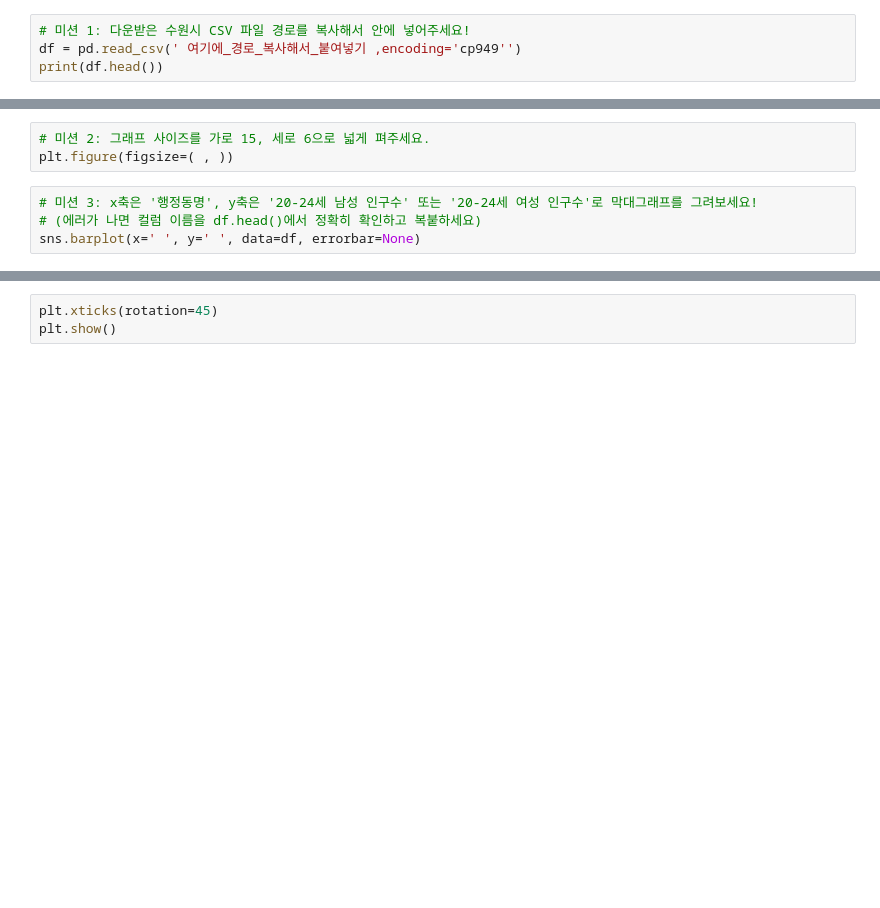
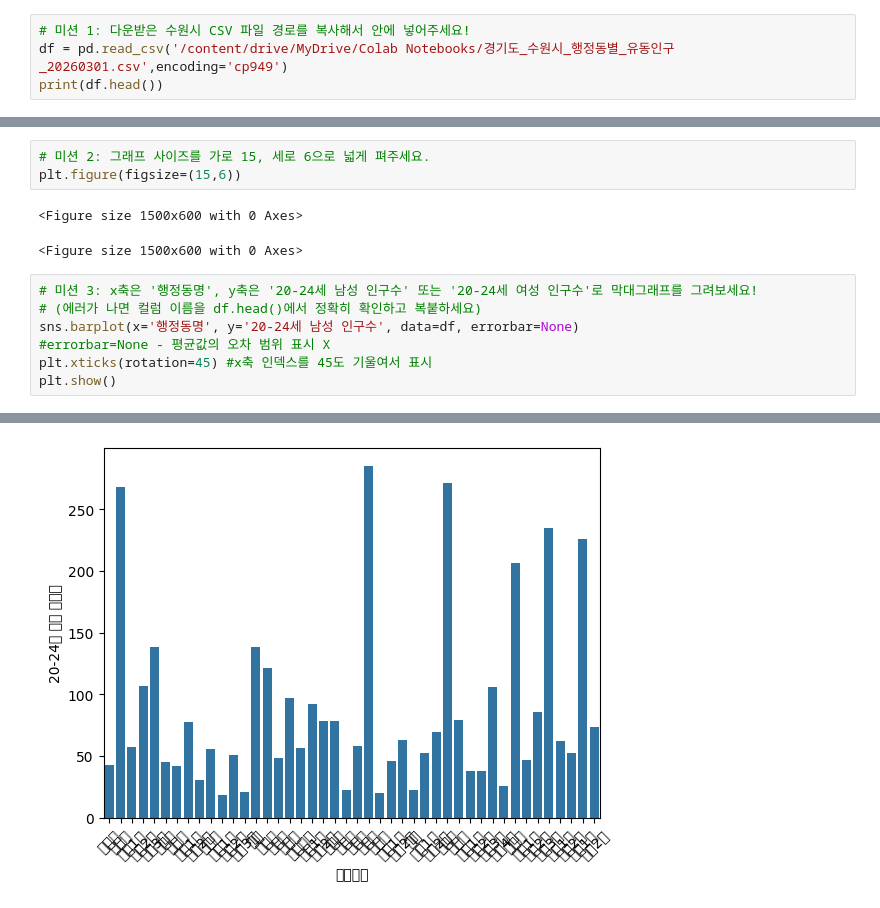
Before and after one commit to jsi4770/likeLionSuin, a Jupyter notebook: Assignment/week1/1주차(2).ipynb, the cells around one changed output, grey strips where cells are left out. Cells and saved outputs as stored; diff of their text form; blank space fills up the shorter version.

```diff
--- a/Assignment/week1/1주차(2).ipynb
+++ b/Assignment/week1/1주차(2).ipynb
@@ -15,4 +35,4 @@ plt.rc('font', family='NanumBarunGothic')
 # %%
 # 미션 1: 다운받은 수원시 CSV 파일 경로를 복사해서 안에 넣어주세요!
-df = pd.read_csv(' 여기에_경로_복사해서_붙여넣기 ,encoding='cp949'')
+df = pd.read_csv('/content/drive/MyDrive/Colab Notebooks/경기도_수원시_행정동별_유동인구_20260301.csv',encoding='cp949')
 print(df.head())
@@ -19,7 +57,14 @@ print(df.head())
 # %%
 # 미션 2: 그래프 사이즈를 가로 15, 세로 6으로 넓게 펴주세요.
-plt.figure(figsize=( , ))
+plt.figure(figsize=(15,6))
+# %% [output]
+<Figure size 1500x600 with 0 Axes>
+<Figure size 1500x600 with 0 Axes>
 # %%
 # 미션 3: x축은 '행정동명', y축은 '20-24세 남성 인구수' 또는 '20-24세 여성 인구수'로 막대그래프를 그려보세요!
 # (에러가 나면 컬럼 이름을 df.head()에서 정확히 확인하고 복붙하세요)
-sns.barplot(x=' ', y=' ', data=df, errorbar=None)
+sns.barplot(x='행정동명', y='20-24세 남성 인구수', data=df, errorbar=None)
+#errorbar=None - 평균값의 오차 범위 표시 X
+plt.xticks(rotation=45) #x축 인덱스를 45도 기울여서 표시
+plt.show()
+# %% [output]
@@ -26,3 +88 @@ sns.barplot(x=' ', y=' ', data=df, errorbar=None)
+[figure, added]
-# %%
-plt.xticks(rotation=45)
-plt.show()
```
Also changed, not shown: parts of 5 cells of this notebook.
